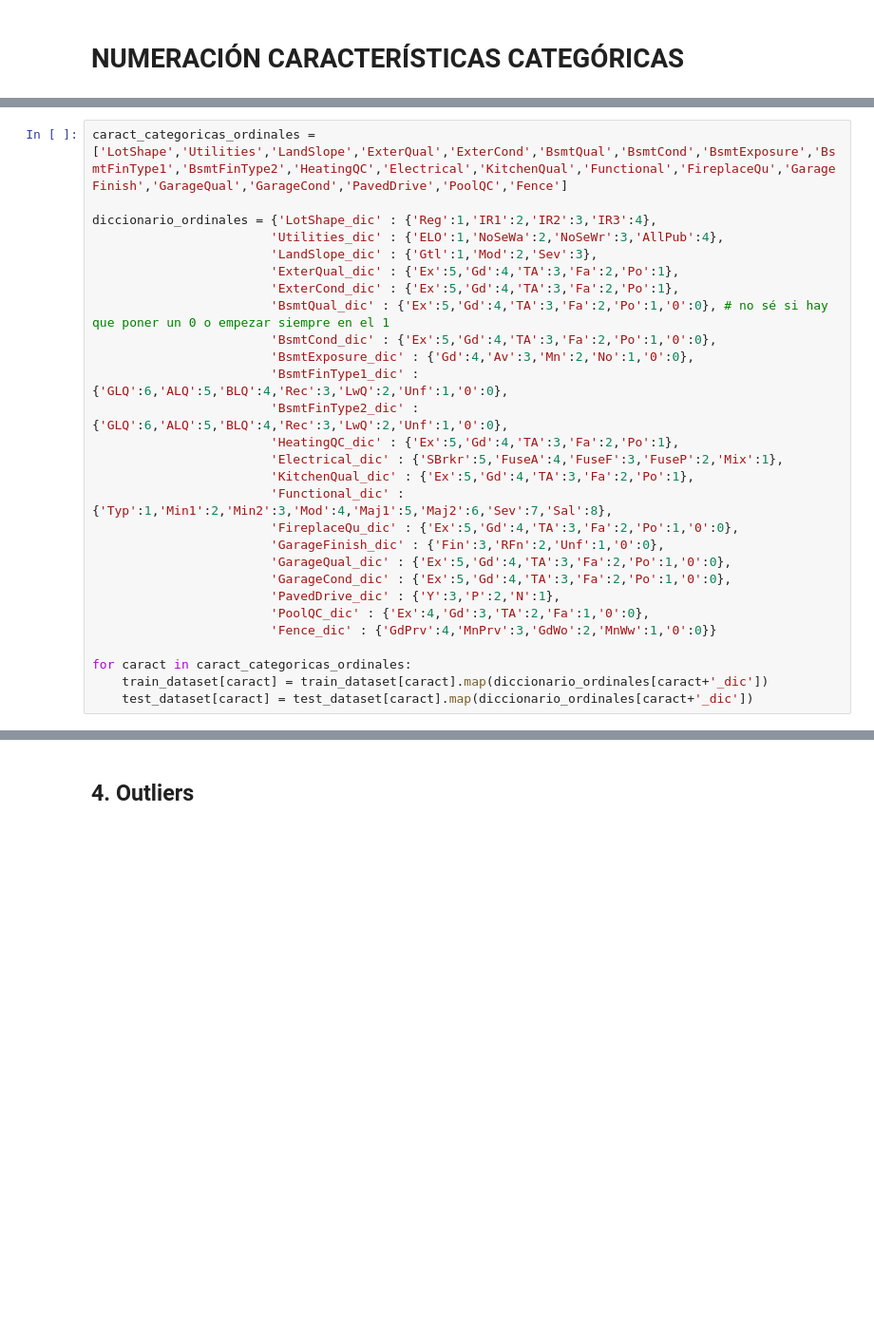
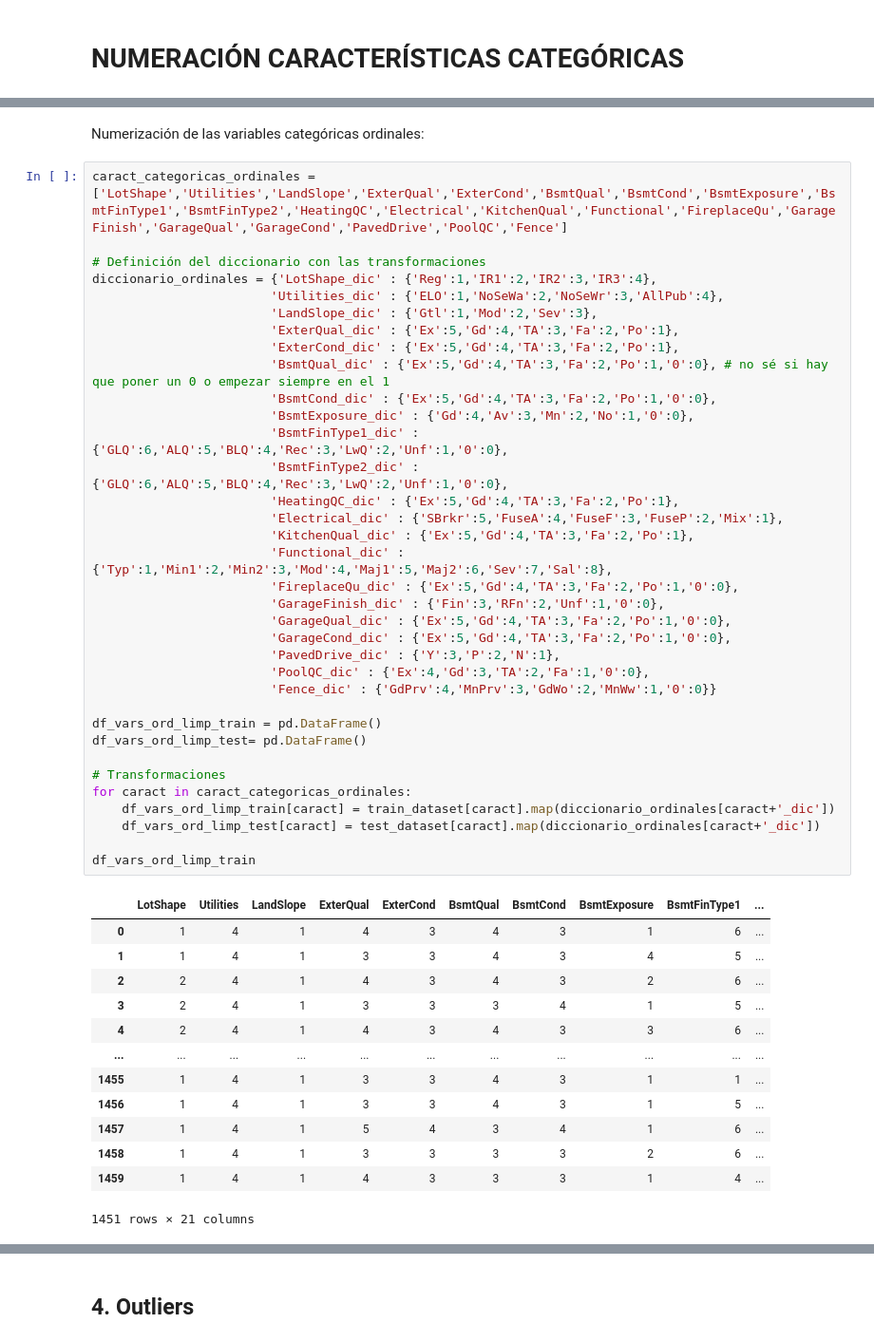
Before and after one commit to mmarzap19/SuperPoderosas, a Jupyter notebook: Mojo_jojo.ipynb, the cells around one changed output, grey strips where cells are left out. Shown at 95% size. Drawn from its saved outputs; the diff is of its cells as text; blank space fills up the shorter version.

```diff
--- a/Mojo_jojo.ipynb
+++ b/Mojo_jojo.ipynb
@@ -405,28 +472,51 @@ IndexError: only integers, slices (`:`), ellipsis (`...`), numpy.newaxis (`None`
+# %% [markdown]
+Numerización de las variables categóricas ordinales:
 # %%
 caract_categoricas_ordinales = ['LotShape','Utilities','LandSlope','ExterQual','ExterCond','BsmtQual','BsmtCond','BsmtExposure','BsmtFinType1','BsmtFinType2','HeatingQC','Electrical','KitchenQual','Functional','FireplaceQu','GarageFinish','GarageQual','GarageCond','PavedDrive','PoolQC','Fence']
 
+# Definición del diccionario con las transformaciones
 diccionario_ordinales = {'LotShape_dic' : {'Reg':1,'IR1':2,'IR2':3,'IR3':4},
                         'Utilities_dic' : {'ELO':1,'NoSeWa':2,'NoSeWr':3,'AllPub':4},
                         'LandSlope_dic' : {'Gtl':1,'Mod':2,'Sev':3},
                         'ExterQual_dic' : {'Ex':5,'Gd':4,'TA':3,'Fa':2,'Po':1},
                         'ExterCond_dic' : {'Ex':5,'Gd':4,'TA':3,'Fa':2,'Po':1},
                         'BsmtQual_dic' : {'Ex':5,'Gd':4,'TA':3,'Fa':2,'Po':1,'0':0}, # no sé si hay que poner un 0 o empezar siempre en el 1
                         'BsmtCond_dic' : {'Ex':5,'Gd':4,'TA':3,'Fa':2,'Po':1,'0':0},
                         'BsmtExposure_dic' : {'Gd':4,'Av':3,'Mn':2,'No':1,'0':0},
                         'BsmtFinType1_dic' : {'GLQ':6,'ALQ':5,'BLQ':4,'Rec':3,'LwQ':2,'Unf':1,'0':0},
                         'BsmtFinType2_dic' : {'GLQ':6,'ALQ':5,'BLQ':4,'Rec':3,'LwQ':2,'Unf':1,'0':0},
                         'HeatingQC_dic' : {'Ex':5,'Gd':4,'TA':3,'Fa':2,'Po':1},
                         'Electrical_dic' : {'SBrkr':5,'FuseA':4,'FuseF':3,'FuseP':2,'Mix':1},
                         'KitchenQual_dic' : {'Ex':5,'Gd':4,'TA':3,'Fa':2,'Po':1},
                         'Functional_dic' : {'Typ':1,'Min1':2,'Min2':3,'Mod':4,'Maj1':5,'Maj2':6,'Sev':7,'Sal':8},
                         'FireplaceQu_dic' : {'Ex':5,'Gd':4,'TA':3,'Fa':2,'Po':1,'0':0},
                         'GarageFinish_dic' : {'Fin':3,'RFn':2,'Unf':1,'0':0},
                         'GarageQual_dic' : {'Ex':5,'Gd':4,'TA':3,'Fa':2,'Po':1,'0':0},
                         'GarageCond_dic' : {'Ex':5,'Gd':4,'TA':3,'Fa':2,'Po':1,'0':0},
                         'PavedDrive_dic' : {'Y':3,'P':2,'N':1},
                         'PoolQC_dic' : {'Ex':4,'Gd':3,'TA':2,'Fa':1,'0':0},
                         'Fence_dic' : {'GdPrv':4,'MnPrv':3,'GdWo':2,'MnWw':1,'0':0}}
 
+df_vars_ord_limp_train = pd.DataFrame()
+df_vars_ord_limp_test= pd.DataFrame()
+
+# Transformaciones
 for caract in caract_categoricas_ordinales:
-    train_dataset[caract] = train_dataset[caract].map(diccionario_ordinales[caract+'_dic'])
-    test_dataset[caract] = test_dataset[caract].map(diccionario_ordinales[caract+'_dic'])
+    df_vars_ord_limp_train[caract] = train_dataset[caract].map(diccionario_ordinales[caract+'_dic'])
+    df_vars_ord_limp_test[caract] = test_dataset[caract].map(diccionario_ordinales[caract+'_dic'])
+
+df_vars_ord_limp_train
+# %% [output]
+|  | LotShape | Utilities | LandSlope | ExterQual | ExterCond | BsmtQual | BsmtCond | BsmtExposure | BsmtFinType1 | ... |
+| 0 | 1 | 4 | 1 | 4 | 3 | 4 | 3 | 1 | 6 | ... |
+| 1 | 1 | 4 | 1 | 3 | 3 | 4 | 3 | 4 | 5 | ... |
+| 2 | 2 | 4 | 1 | 4 | 3 | 4 | 3 | 2 | 6 | ... |
+| 3 | 2 | 4 | 1 | 3 | 3 | 3 | 4 | 1 | 5 | ... |
+| 4 | 2 | 4 | 1 | 4 | 3 | 4 | 3 | 3 | 6 | ... |
+| ... | ... | ... | ... | ... | ... | ... | ... | ... | ... | ... |
+| 1455 | 1 | 4 | 1 | 3 | 3 | 4 | 3 | 1 | 1 | ... |
+| 1456 | 1 | 4 | 1 | 3 | 3 | 4 | 3 | 1 | 5 | ... |
+| 1457 | 1 | 4 | 1 | 5 | 4 | 3 | 4 | 1 | 6 | ... |
+| 1458 | 1 | 4 | 1 | 3 | 3 | 3 | 3 | 2 | 6 | ... |
+| 1459 | 1 | 4 | 1 | 4 | 3 | 3 | 3 | 1 | 4 | ... |
+1451 rows × 21 columns
```
Also changed, not shown: parts of 8 cells of this notebook.
